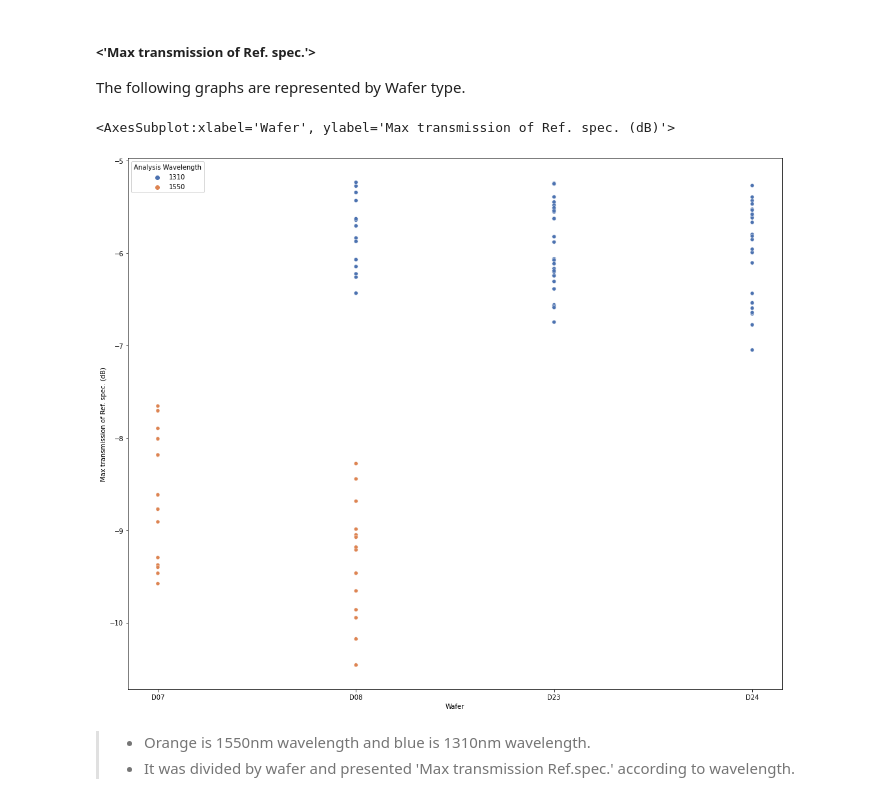
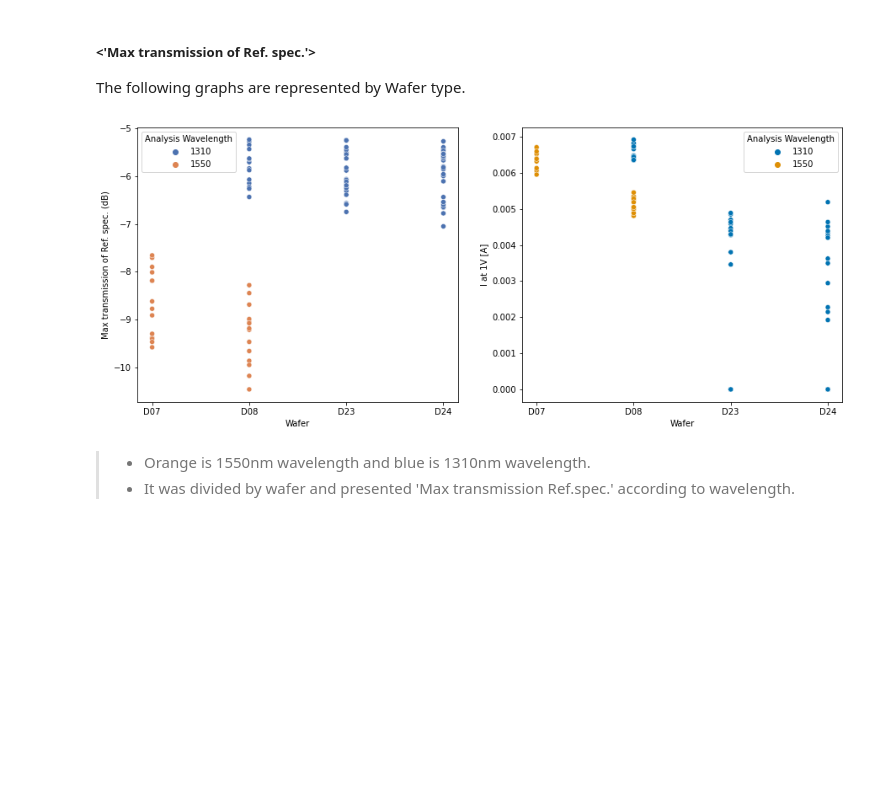
Before and after one commit to Jeon-suin/PE02_A02_SBBFU-1, a Jupyter notebook: doc/Final Document.ipynb, the cells around one changed output. Cells and saved outputs as stored; diff of their text form; code cells hidden in the pictures; blank space fills up the shorter version.

```diff
--- a/doc/Final Document.ipynb
+++ b/doc/Final Document.ipynb
@@ -191,10 +196,26 @@ df_res = pd.read_csv(r'./res/csv/process_Result.csv')
 ##### <'Max transmission of Ref. spec.'>
 The following graphs are represented by Wafer type.
 # %%
-sns.scatterplot(data=df_res,  x="Wafer", y="Max transmission of Ref. spec. (dB)",hue = "Analysis Wavelength",palette ="deep")
+import pandas as pd
+import numpy as np
+import matplotlib.pyplot as plt
+import seaborn as sns
+import glob
+
+csv_list = glob.glob("./res/csv/*.csv")
+csv_list = csv_list[-1]
+df_res = pd.read_csv(csv_list)
+
+ax = plt.subplot(1,2,1)
+g = plt.gcf()
+g.set_size_inches(15, 6)  #그림 size 수정_JH
+
+g = sns.scatterplot(data=df_res,  x="Wafer", y="Max transmission of Ref. spec. (dB)",hue ="Analysis Wavelength",palette ="deep", ax = ax );
+
+ax = plt.subplot(1,2,2)
+h = sns.scatterplot(data=df_res, x = "Wafer", y = "I at 1V [A]", hue = "Analysis Wavelength", palette = "colorblind", ax = ax)
 # %% [output]
-<AxesSubplot:xlabel='Wafer', ylabel='Max transmission of Ref. spec. (dB)'>
-[figure, old version]
+[figure, new version]
 # %% [markdown]
 >- Orange is 1550nm wavelength and blue is 1310nm wavelength.
 >- It was divided by wafer and presented 'Max transmission Ref.spec.' according to wavelength.
```
Also changed, not shown: parts of 7 cells of this notebook, 3 other files.
